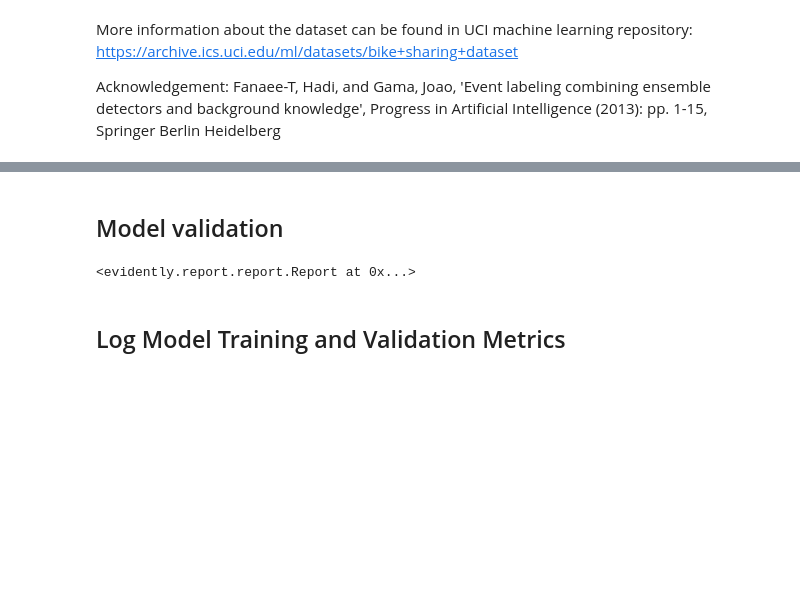
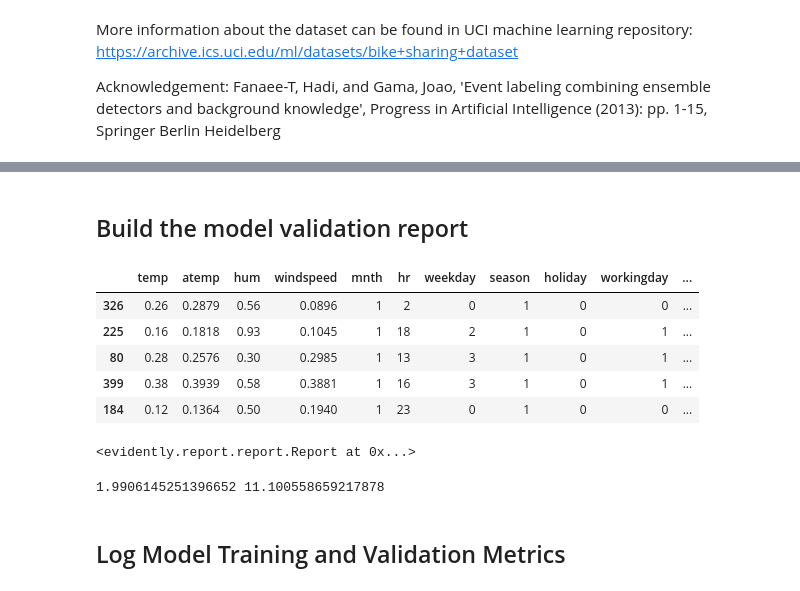
Before and after one commit to mlrepa/monitoring-for-modern-ai-and-mlops, a Jupyter notebook: notebooks/train-model.ipynb, the cells around one changed output, grey strips where cells are left out. Drawn from its saved outputs; the diff is of its cells as text; code cells hidden in the pictures; blank space fills up the shorter version.

Commit message:
Update train_model.ipynb

```diff
--- a/notebooks/train-model.ipynb
+++ b/notebooks/train-model.ipynb
@@ -63,3 +63,4 @@ categorical_features = ['season', 'holiday', 'workingday', ]#'weathersit']
 # %%
-reference = raw_data.loc['2011-01-01 00:00:00':'2011-01-28 23:00:00']
-current = raw_data.loc['2011-01-29 00:00:00':'2011-02-28 23:00:00']
+sample_data = raw_data.set_index('dteday').loc['2011-01-01 00:00:00':'2011-01-28 23:00:00'].reset_index()
+
+print(sample_data.shape)
@@ -66,7 +69,7 @@ current = raw_data.loc['2011-01-29 00:00:00':'2011-02-28 23:00:00']
 # %%
 X_train, X_test, y_train, y_test = model_selection.train_test_split(
-    reference[numerical_features + categorical_features],
-    reference[target],
+    sample_data[numerical_features + categorical_features],
+    sample_data[target],
     test_size=0.3
 )
 # %%
@@ -82,5 +83,5 @@ joblib.dump(regressor, model_path)
-# %% [markdown]
-## Model validation
+# %% [markdown]
+## Build the model validation report
 # %%
 preds_train = regressor.predict(X_train)
 preds_test = regressor.predict(X_test)
@@ -100,3 +94,12 @@ column_mapping.categorical_features = categorical_features
+# %%
+X_train.head()
+# %% [output]
+|  | temp | atemp | hum | windspeed | mnth | hr | weekday | season | holiday | workingday | ... |
+| 326 | 0.26 | 0.2879 | 0.56 | 0.0896 | 1 | 2 | 0 | 1 | 0 | 0 | ... |
+| 225 | 0.16 | 0.1818 | 0.93 | 0.1045 | 1 | 18 | 2 | 1 | 0 | 1 | ... |
+| 80 | 0.28 | 0.2576 | 0.30 | 0.2985 | 1 | 13 | 3 | 1 | 0 | 1 | ... |
+| 399 | 0.38 | 0.3939 | 0.58 | 0.3881 | 1 | 16 | 3 | 1 | 0 | 1 | ... |
+| 184 | 0.12 | 0.1364 | 0.50 | 0.1940 | 1 | 23 | 0 | 1 | 0 | 0 | ... |
 # %%
 regression_performance_report = Report(metrics=[
     RegressionPreset(),
@@ -109,6 +113,16 @@ regression_performance_report.run(
 regression_performance_report
 # %% [output]
 <evidently.report.report.Report at 0x...>
+# %%
+# Extract Model Train Metrics from the report
+
+train_report_metrics = regression_performance_report.as_dict()
+me = train_report_metrics['metrics'][0]['result']['current']['mean_error']
+mae = train_report_metrics['metrics'][0]['result']['current']["mean_abs_error"]
+
+print(me, mae)
+# %% [output]
+1.9906145251396652 11.100558659217878
 # %% [markdown]
 ## Log Model Training and Validation Metrics
 # %% [markdown]
```
Also changed, not shown: parts of 22 cells of this notebook.
